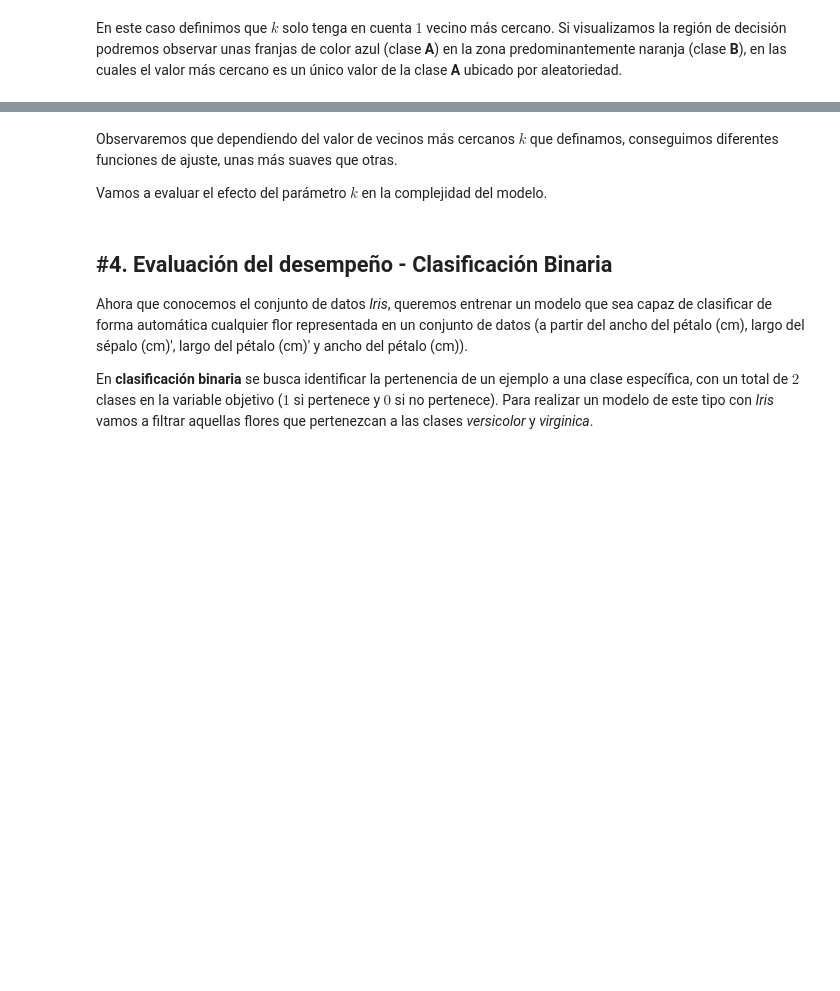
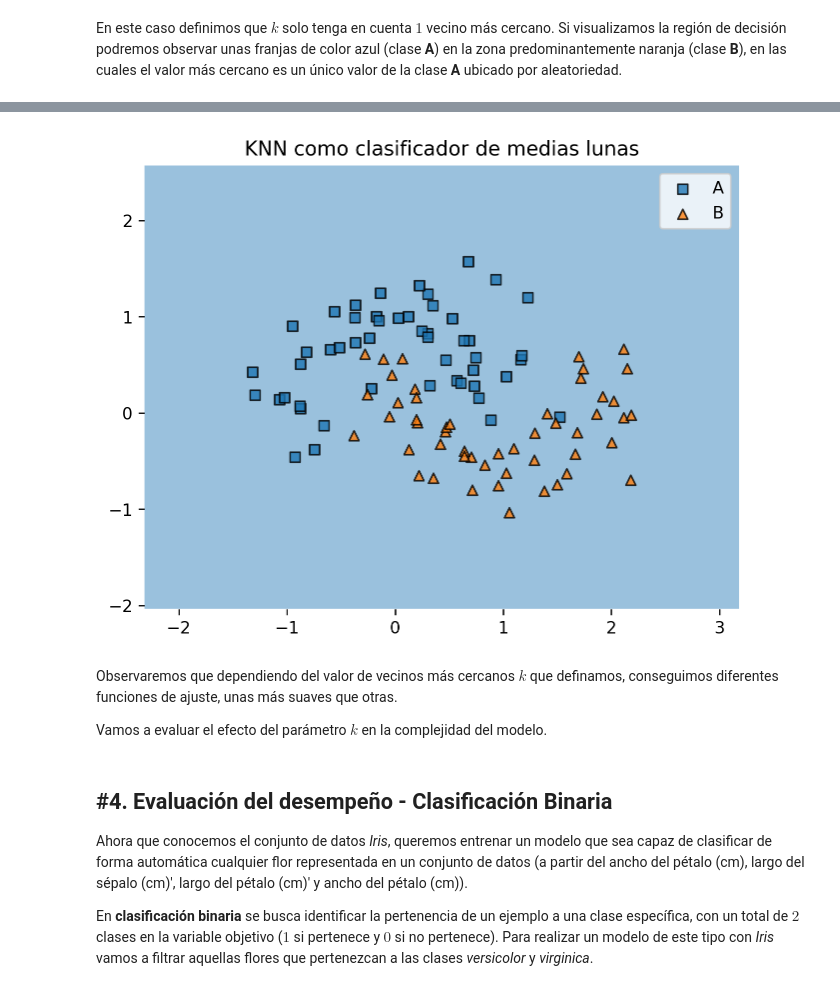
Before and after one commit to daavila1/machine-learning, a Jupyter notebook: u2-model-performance-evaluation.ipynb, the cells around one changed output, grey strips where cells are left out. Drawn from its saved outputs; the diff is of its cells as text; code cells hidden in the pictures; blank space fills up the shorter version.

```diff
--- a/u2-model-performance-evaluation.ipynb
+++ b/u2-model-performance-evaluation.ipynb
@@ -203,0 +291,10 @@ plot_decision_region(X_moons, y_moons, knn,
+# %%
+# k = 100
+knn = KNeighborsClassifier(n_neighbors=100)
+knn.fit(X_moons, y_moons)
+
+# Plot
+plot_decision_region(X_moons, y_moons, knn,
+                     classes = ['A', 'B'],
+                     title = 'KNN como clasificador de medias lunas')
+# %% [output]
@@ -204,3 +303,4 @@ plot_decision_region(X_moons, y_moons, knn,
+[figure, added]
 # %% [markdown]
 Observaremos que dependiendo del valor de vecinos más cercanos $k$ que definamos, conseguimos diferentes funciones de ajuste, unas más suaves que otras.
 
```
Also changed, not shown: parts of 49 cells of this notebook.
